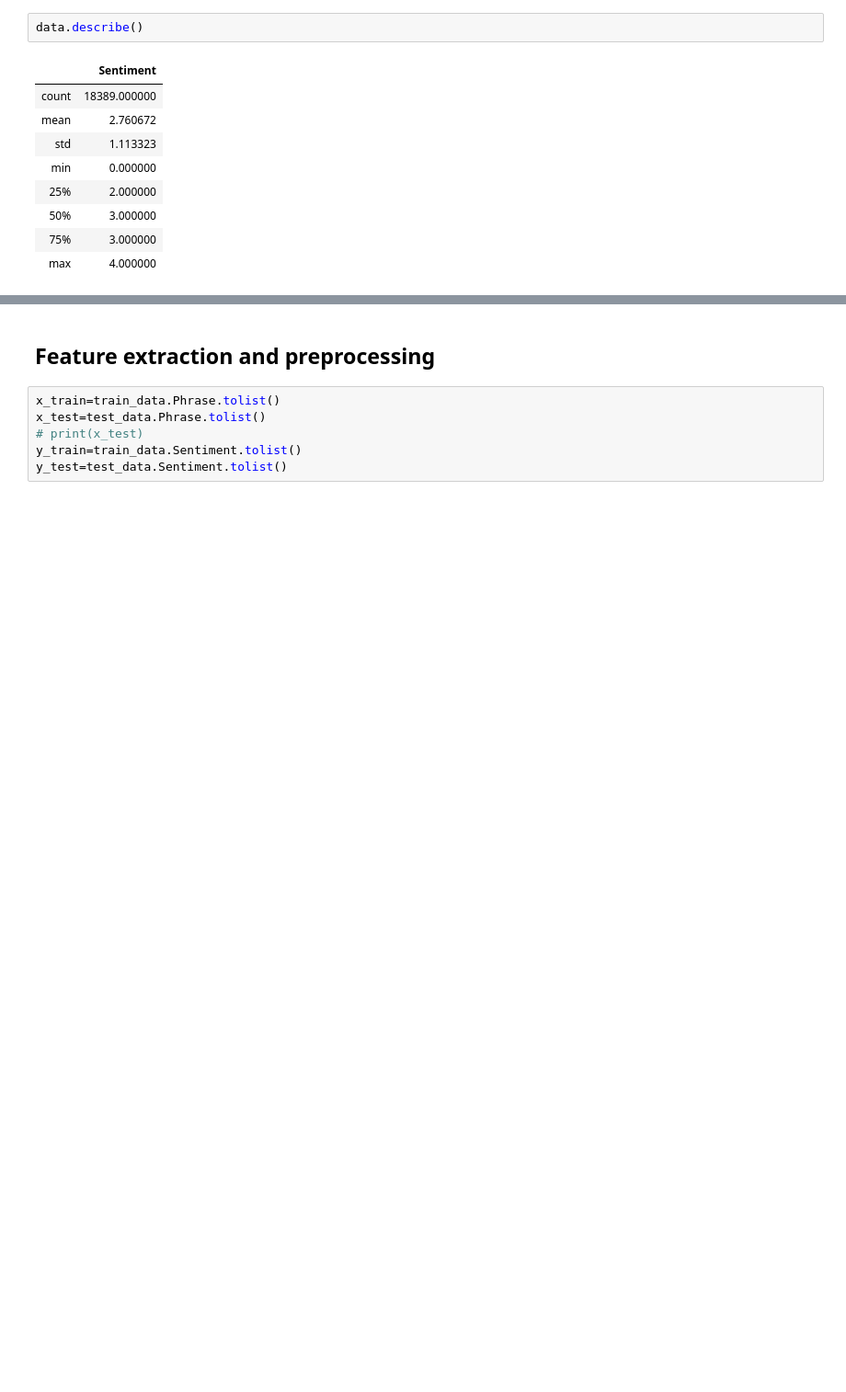
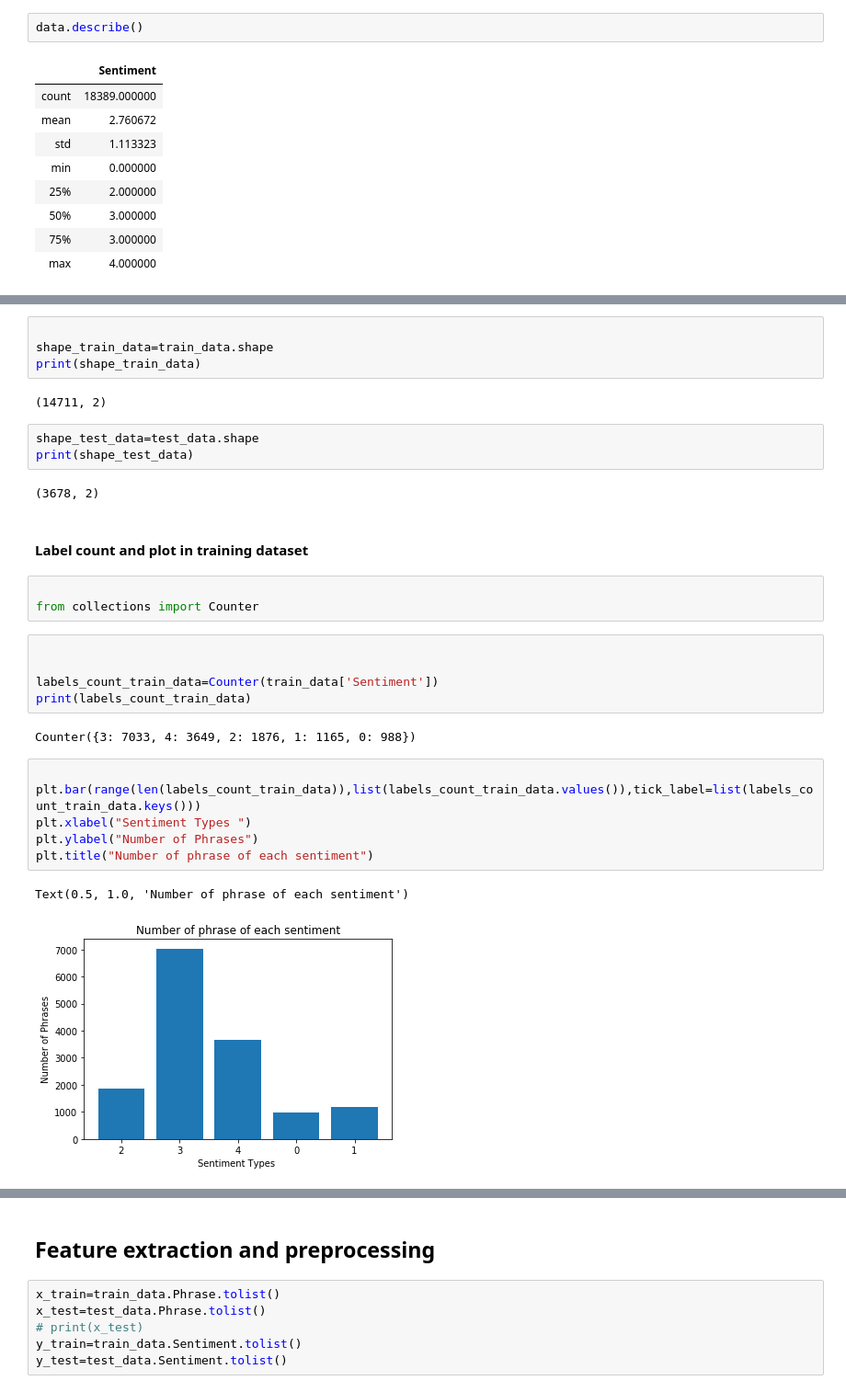
Before and after one commit to rachanakafle/Sentiment-analysis, a Jupyter notebook: Sentiment analysis.ipynb, the cells around one changed output, grey strips where cells are left out. Shown at 92% size. Saved outputs shown, nothing was run; the diff lists cells and outputs as text; blank space fills up the shorter version.

```diff
--- a/Sentiment analysis(SVM).ipynb
+++ b/Sentiment analysis.ipynb
@@ -101,0 +108,32 @@ data.describe()
+# %%
+
+shape_train_data=train_data.shape
+print(shape_train_data)
+# %% [output]
+(14711, 2)
+# %%
+shape_test_data=test_data.shape
+print(shape_test_data)
+# %% [output]
+(3678, 2)
+# %% [markdown]
+#### Label count  and plot in training dataset
+# %%
+
+from collections import Counter
+# %%
+
+
+labels_count_train_data=Counter(train_data['Sentiment'])
+print(labels_count_train_data)
+# %% [output]
+Counter({3: 7033, 4: 3649, 2: 1876, 1: 1165, 0: 988})
+# %%
+
+plt.bar(range(len(labels_count_train_data)),list(labels_count_train_data.values()),tick_label=list(labels_count_train_data.keys()))
+plt.xlabel("Sentiment Types ")
+plt.ylabel("Number of Phrases")
+plt.title("Number of phrase of each sentiment")
+# %% [output]
+Text(0.5, 1.0, 'Number of phrase of each sentiment')
+[figure, added]
```
Also changed, not shown: parts of 63 cells of this notebook, 4 other files.
